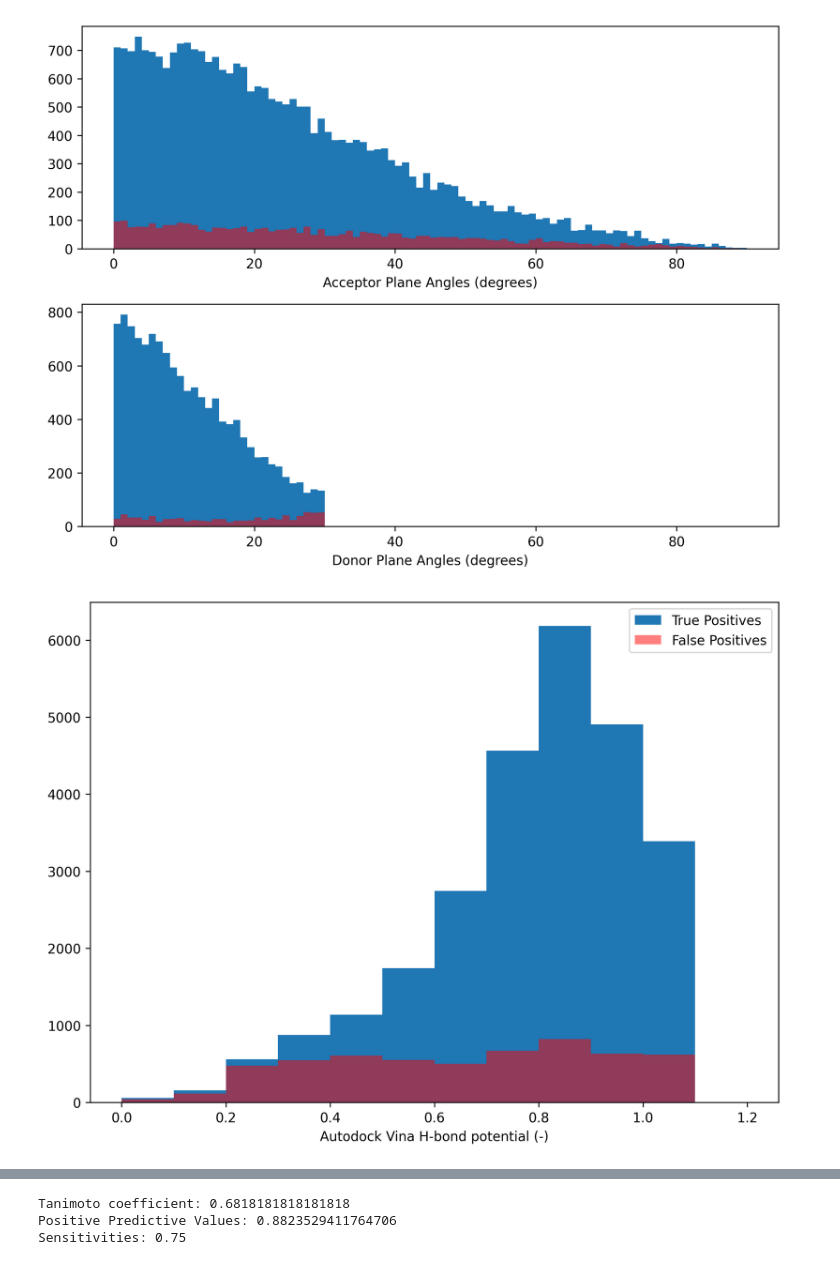
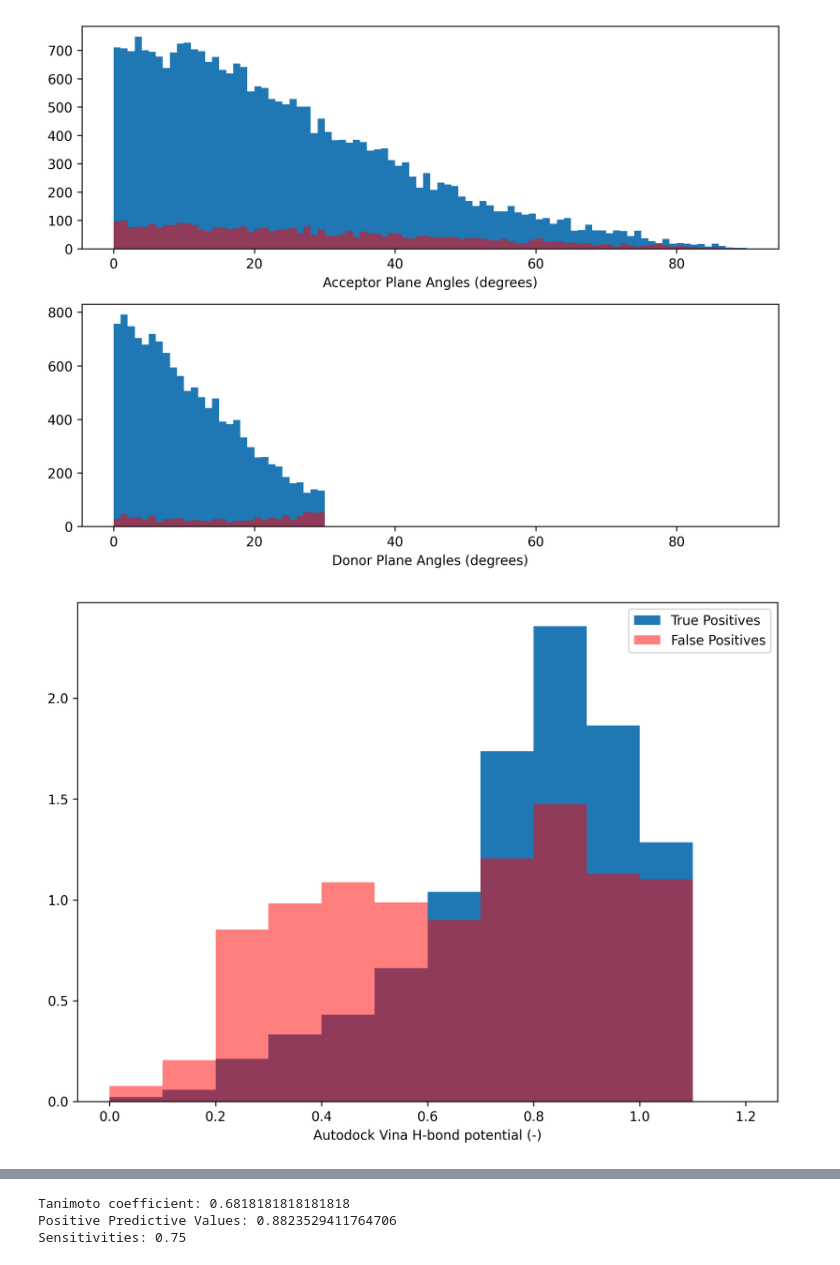
Before and after one commit to yuyuan871111/GSoC2025_Hbond_PM, a Jupyter notebook: validation/pinder_dataset_test.ipynb, the cells around one changed output, grey strips where cells are left out. Cells and saved outputs as stored; diff of their text form; code cells hidden in the pictures.

```diff
--- a/validation/pinder_dataset_test.ipynb
+++ b/validation/pinder_dataset_test.ipynb
@@ -319,28 +319,28 @@ fig.show()
 # %%
 import matplotlib.pyplot as plt
 import numpy as np
 from mpl_toolkits.axes_grid1 import make_axes_locatable
 
 fig, ax = plt.subplots(1, 1, dpi=300, figsize=(8, 6))
 
 # now determine nice limits by hand:
 binwidth = 0.1
 xymax = max(
     np.max(np.abs(all_vhp_list)),
     np.max(np.abs(all_fp_vhp_list)),
 )
 lim = (int(xymax / binwidth) + 1) * binwidth
 
 bins = np.arange(0, lim + binwidth, binwidth)
-ax.hist(all_vhp_list, bins=bins)
-ax.hist(all_fp_vhp_list, bins=bins, alpha=0.5, color="red")
+ax.hist(all_vhp_list, bins=bins, density=True)
+ax.hist(all_fp_vhp_list, bins=bins, density=True, alpha=0.5, color="red")
 
 ax.set_xlabel("Autodock Vina H-bond potential (-)")
 fig.tight_layout()
 ax.legend(["True Positives", "False Positives"])
 fig.show()
 # %% [output]
-[figure, old version]
+[figure, new version]
 # %%
 idx = 3  # Example index to test
 
```
Also changed, not shown: parts of 1 cell of this notebook, 14 other files.
